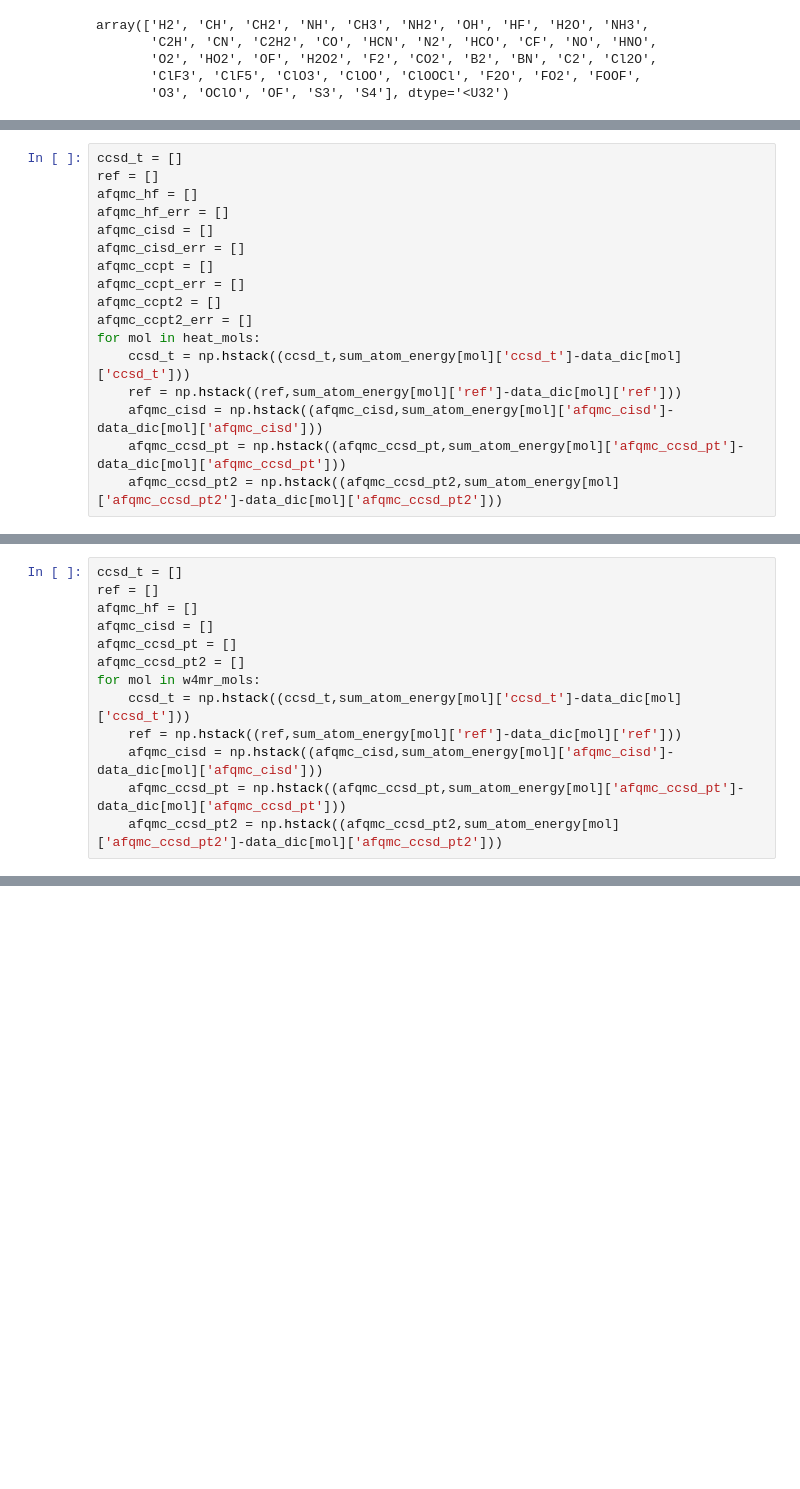
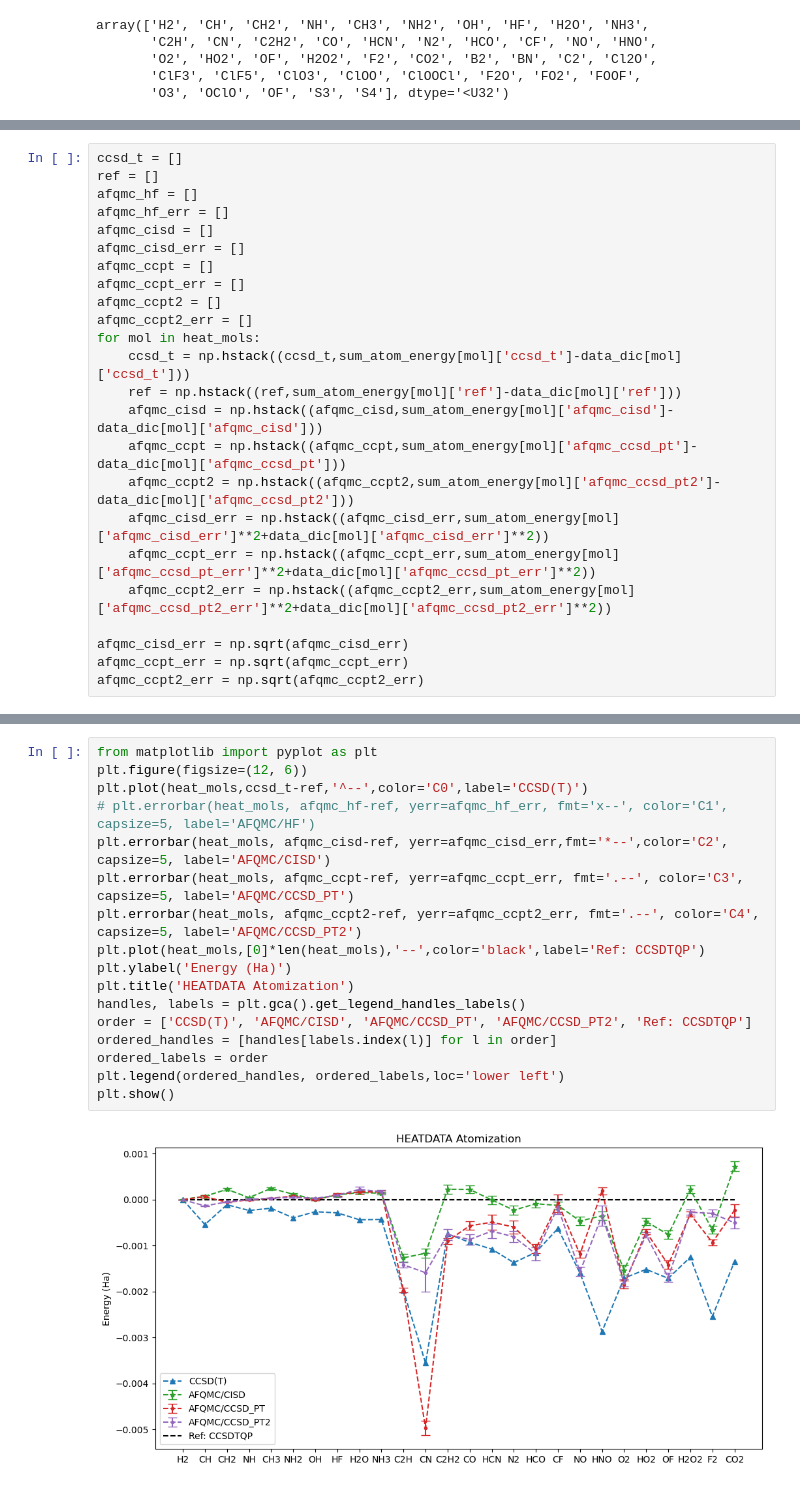
Before and after one commit to zh-yichi/afqmc_ccsd_pt_data, a Jupyter notebook: atoms/atomization.ipynb, the cells around one changed output, grey strips where cells are left out. Drawn from its saved outputs; the diff is of its cells as text; blank space fills up the shorter version.

```diff
--- a/atoms/atomization.ipynb
+++ b/atoms/atomization.ipynb
@@ -246,5 +256,12 @@ for mol in heat_mols:
     ccsd_t = np.hstack((ccsd_t,sum_atom_energy[mol]['ccsd_t']-data_dic[mol]['ccsd_t']))
     ref = np.hstack((ref,sum_atom_energy[mol]['ref']-data_dic[mol]['ref']))
     afqmc_cisd = np.hstack((afqmc_cisd,sum_atom_energy[mol]['afqmc_cisd']-data_dic[mol]['afqmc_cisd']))
-    afqmc_ccsd_pt = np.hstack((afqmc_ccsd_pt,sum_atom_energy[mol]['afqmc_ccsd_pt']-data_dic[mol]['afqmc_ccsd_pt']))
-    afqmc_ccsd_pt2 = np.hstack((afqmc_ccsd_pt2,sum_atom_energy[mol]['afqmc_ccsd_pt2']-data_dic[mol]['afqmc_ccsd_pt2']))
+    afqmc_ccpt = np.hstack((afqmc_ccpt,sum_atom_energy[mol]['afqmc_ccsd_pt']-data_dic[mol]['afqmc_ccsd_pt']))
+    afqmc_ccpt2 = np.hstack((afqmc_ccpt2,sum_atom_energy[mol]['afqmc_ccsd_pt2']-data_dic[mol]['afqmc_ccsd_pt2']))
+    afqmc_cisd_err = np.hstack((afqmc_cisd_err,sum_atom_energy[mol]['afqmc_cisd_err']**2+data_dic[mol]['afqmc_cisd_err']**2))
+    afqmc_ccpt_err = np.hstack((afqmc_ccpt_err,sum_atom_energy[mol]['afqmc_ccsd_pt_err']**2+data_dic[mol]['afqmc_ccsd_pt_err']**2))
+    afqmc_ccpt2_err = np.hstack((afqmc_ccpt2_err,sum_atom_energy[mol]['afqmc_ccsd_pt2_err']**2+data_dic[mol]['afqmc_ccsd_pt2_err']**2))
+
+afqmc_cisd_err = np.sqrt(afqmc_cisd_err)
+afqmc_ccpt_err = np.sqrt(afqmc_ccpt_err)
+afqmc_ccpt2_err = np.sqrt(afqmc_ccpt2_err)
@@ -300,13 +267,0 @@ plt.show()
-# %%
-ccsd_t = []
-ref = []
-afqmc_hf = []
-afqmc_cisd = []
-afqmc_ccsd_pt = []
-afqmc_ccsd_pt2 = []
-for mol in w4mr_mols:
-    ccsd_t = np.hstack((ccsd_t,sum_atom_energy[mol]['ccsd_t']-data_dic[mol]['ccsd_t']))
-    ref = np.hstack((ref,sum_atom_energy[mol]['ref']-data_dic[mol]['ref']))
-    afqmc_cisd = np.hstack((afqmc_cisd,sum_atom_energy[mol]['afqmc_cisd']-data_dic[mol]['afqmc_cisd']))
-    afqmc_ccsd_pt = np.hstack((afqmc_ccsd_pt,sum_atom_energy[mol]['afqmc_ccsd_pt']-data_dic[mol]['afqmc_ccsd_pt']))
-    afqmc_ccsd_pt2 = np.hstack((afqmc_ccsd_pt2,sum_atom_energy[mol]['afqmc_ccsd_pt2']-data_dic[mol]['afqmc_ccsd_pt2']))
@@ -362,0 +277,19 @@ plt.show()
+# %%
+from matplotlib import pyplot as plt
+plt.figure(figsize=(12, 6))
+plt.plot(heat_mols,ccsd_t-ref,'^--',color='C0',label='CCSD(T)')
+# plt.errorbar(heat_mols, afqmc_hf-ref, yerr=afqmc_hf_err, fmt='x--', color='C1', capsize=5, label='AFQMC/HF')
+plt.errorbar(heat_mols, afqmc_cisd-ref, yerr=afqmc_cisd_err,fmt='*--',color='C2', capsize=5, label='AFQMC/CISD')
+plt.errorbar(heat_mols, afqmc_ccpt-ref, yerr=afqmc_ccpt_err, fmt='.--', color='C3', capsize=5, label='AFQMC/CCSD_PT')
+plt.errorbar(heat_mols, afqmc_ccpt2-ref, yerr=afqmc_ccpt2_err, fmt='.--', color='C4', capsize=5, label='AFQMC/CCSD_PT2')
+plt.plot(heat_mols,[0]*len(heat_mols),'--',color='black',label='Ref: CCSDTQP')
+plt.ylabel('Energy (Ha)')
+plt.title('HEATDATA Atomization')
+handles, labels = plt.gca().get_legend_handles_labels()
+order = ['CCSD(T)', 'AFQMC/CISD', 'AFQMC/CCSD_PT', 'AFQMC/CCSD_PT2', 'Ref: CCSDTQP']
+ordered_handles = [handles[labels.index(l)] for l in order]
+ordered_labels = order
+plt.legend(ordered_handles, ordered_labels,loc='lower left')
+plt.show()
+# %% [output]
+[figure, added]
```
Also changed, not shown: parts of 12 cells of this notebook, 10 other files.
